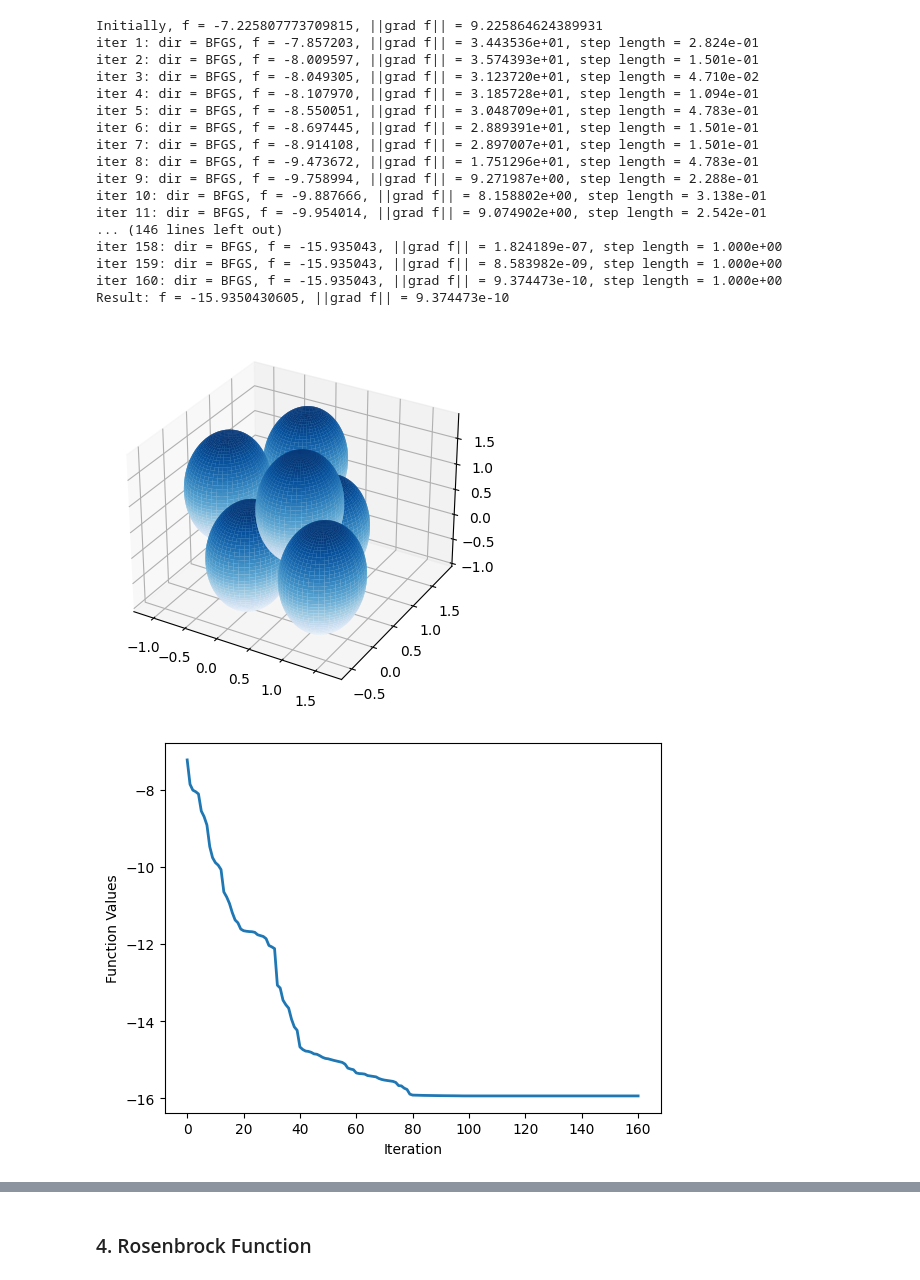
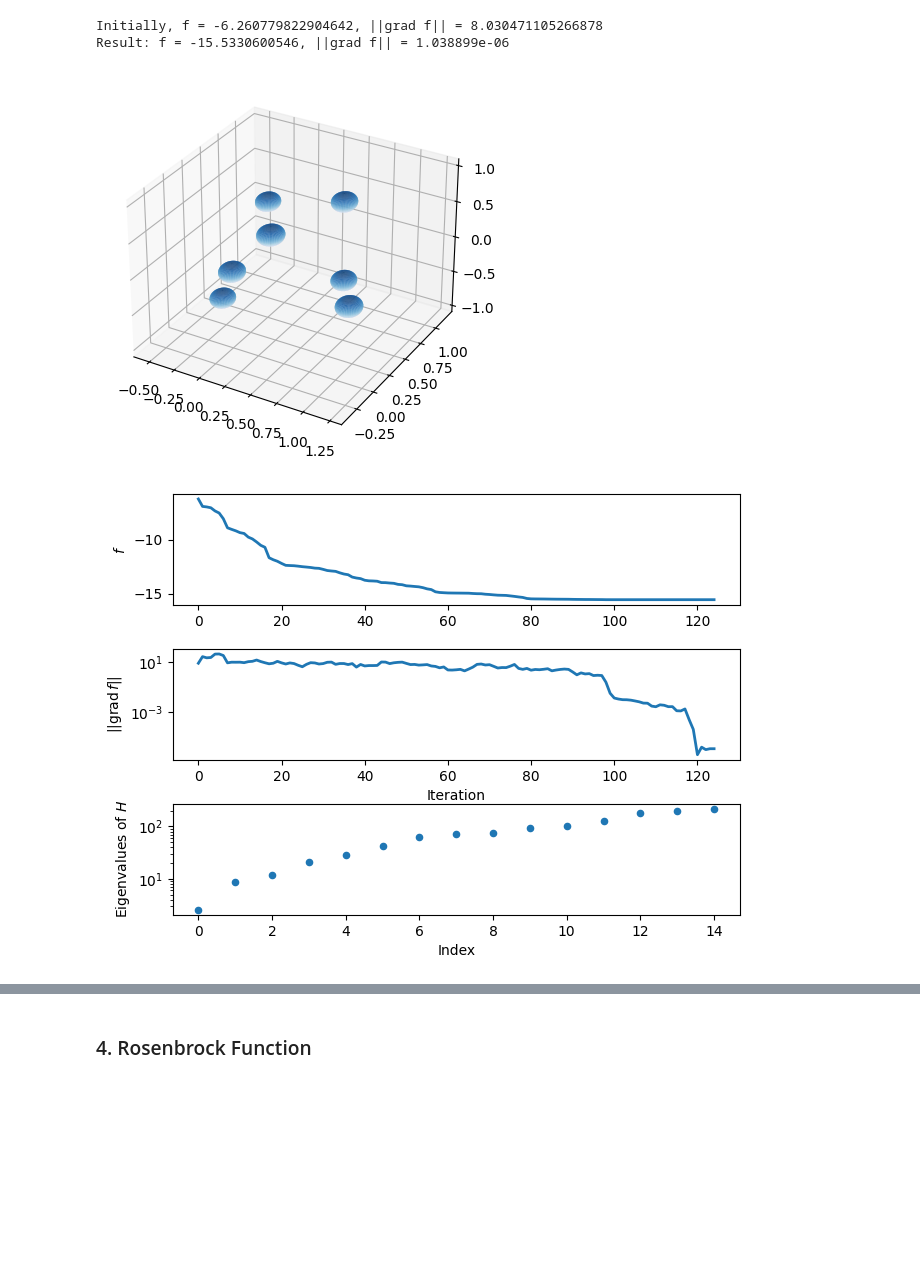
Before and after one commit to elijahkin/amsc660, a Jupyter notebook: hw10/hw10.ipynb, the cells around one changed output, grey strips where cells are left out. Drawn from its saved outputs; the diff is of its cells as text; code cells hidden in the pictures; blank space fills up the shorter version.

Commit message:
Combining plots

```diff
--- a/hw10/hw10.ipynb
+++ b/hw10/hw10.ipynb
@@ -36,3 +36,23 @@ LJpot = -7.225807773709815
+# %%
+def plot_bfgs(fvals, ngvals, H):
+  fig, axs = plt.subplots(nrows=3)
+  fig.tight_layout()
+
+  axs[0].plot(range(len(fvals)), fvals, linewidth=2)
+  axs[0].set_ylabel('$f$')
+
+  axs[1].plot(range(len(ngvals)), ngvals, linewidth=2)
+  axs[1].set_xlabel('Iteration')
+  axs[1].set_ylabel('$|| \operatorname{grad} f ||$')
+  axs[1].set_yscale('log')
+
+  evals = np.sort(np.linalg.eigvals(H))
+  axs[2].scatter(range(len(evals)), evals, s=20)
+  axs[2].set_xlabel('Index')
+  axs[2].set_ylabel('Eigenvalues of $H$')
+  if (evals[0] > 0):
+      axs[2].set_yscale('log')
+  plt.show()
 # %%
 # start minimization
 # choose algorithm
@@ -40,6 +60,8 @@ LJpot = -7.225807773709815
 # direction = 1: Newton
 # direction = 2: BFGS
 direction = 2
+verbose = False
+m = 20
 
 f = LJpot(x)
 g = LJgrad(x)
@@ -66,76 +88,58 @@ while (norm_g > tol and iter < iter_max):
             p = -g
             dir = 'SD'
     elif (direction == 2): # BFGS
-        m = 20
         if (iter % m == 1): # reset B to the identity every mth iteration
             B = np.eye(len(x))
         else:
             s = x - x_old
             y = g - g_old
-            B = B - (B @ np.outer(s, s) @ B) / np.inner(s, B @ s) + np.outer(y, y) / np.inner(y, s)
+            if np.dot(y, s) > 1e-15:
+                B -= (B @ np.outer(s, s) @ B) / np.inner(s, B @ s) - np.outer(y, y) / np.inner(y, s)
+            else:
+                break
         x_old = x
         g_old = g
         p = np.linalg.solve(B, -g)
         dir = 'BFGS'
     else:
         print('direction is out of range')
         break
 
     # normalize the search direction if its length greater than 1
     norm_p = np.linalg.norm(p)
     if (norm_p > 1):
-        p = p / norm_p
+        p /= norm_p
 
     # then do backtracking line search along the direction p
     a = 1 # initial step length
     f_temp = LJpot(x + a * p)
     cpg = c * np.dot(p, g)
     while (f_temp > f + a * cpg): # check Wolfe's condition 1
-        a = a * rho
+        a *= rho
         if (a < 1e-14):
             print('line search failed')
             iter = iter_max - 1
             break
         f_temp = LJpot(x + a * p)
 
     # finally update values before finishing iteration
     x = x + a * p
     f = LJpot(x)
     g = LJgrad(x)
     norm_g = np.linalg.norm(g)
-    print(f'iter {iter}: dir = {dir}, f = {f:.6f}, ||grad f|| = {norm_g:.6e}, step length = {a:.3e}')
-
     fvals.append(f)
     ngvals.append(norm_g)
-    iter = iter + 1
+
+    if verbose:
+        print(f'iter {iter}: dir = {dir}, f = {f:.6f}, ||grad f|| = {norm_g:.6e}, step length = {a:.3e}')
+    iter += 1
+
+# visualize the final configuration and plot graphs
 print(f'Result: f = {f:.10f}, ||grad f|| = {norm_g:.6e}')
+drawconf(LJvector2array(x), 0.5 * rstar)
+plot_bfgs(fvals, ngvals, LJhess(x))
 # %% [output]
-Initially, f = -7.225807773709815, ||grad f|| = 9.225864624389931
-iter 1: dir = BFGS, f = -7.857203, ||grad f|| = 3.443536e+01, step length = 2.824e-01
-iter 2: dir = BFGS, f = -8.009597, ||grad f|| = 3.574393e+01, step length = 1.501e-01
-iter 3: dir = BFGS, f = -8.049305, ||grad f|| = 3.123720e+01, step length = 4.710e-02
-iter 4: dir = BFGS, f = -8.107970, ||grad f|| = 3.185728e+01, step length = 1.094e-01
-iter 5: dir = BFGS, f = -8.550051, ||grad f|| = 3.048709e+01, step length = 4.783e-01
-iter 6: dir = BFGS, f = -8.697445, ||grad f|| = 2.889391e+01, step length = 1.501e-01
-iter 7: dir = BFGS, f = -8.914108, ||grad f|| = 2.897007e+01, step length = 1.501e-01
-iter 8: dir = BFGS, f = -9.473672, ||grad f|| = 1.751296e+01, step length = 4.783e-01
-iter 9: dir = BFGS, f = -9.758994, ||grad f|| = 9.271987e+00, step length = 2.288e-01
-iter 10: dir = BFGS, f = -9.887666, ||grad f|| = 8.158802e+00, step length = 3.138e-01
-iter 11: dir = BFGS, f = -9.954014, ||grad f|| = 9.074902e+00, step length = 2.542e-01
-... (146 lines left out)
-iter 158: dir = BFGS, f = -15.935043, ||grad f|| = 1.824189e-07, step length = 1.000e+00
-iter 159: dir = BFGS, f = -15.935043, ||grad f|| = 8.583982e-09, step length = 1.000e+00
-iter 160: dir = BFGS, f = -15.935043, ||grad f|| = 9.374473e-10, step length = 1.000e+00
-Result: f = -15.9350430605, ||grad f|| = 9.374473e-10
+Initially, f = -6.260779822904642, ||grad f|| = 8.030471105266878
+Result: f = -15.5330600546, ||grad f|| = 1.038899e-06
+[figure, added]
+[figure, added]
-# %%
-# visualize the final configuration and plot graphs
-drawconf(LJvector2array(x), 0.5 * rstar)
-# %% [output]
-[figure, removed]
-# %%
-plt.plot(np.arange(iter), fvals, linewidth=2)
-plt.xlabel('Iteration')
-plt.ylabel('Function Values')
-plt.show()
-# %% [output]
-[figure, removed]
```
Also changed, not shown: parts of 5 cells of this notebook.
